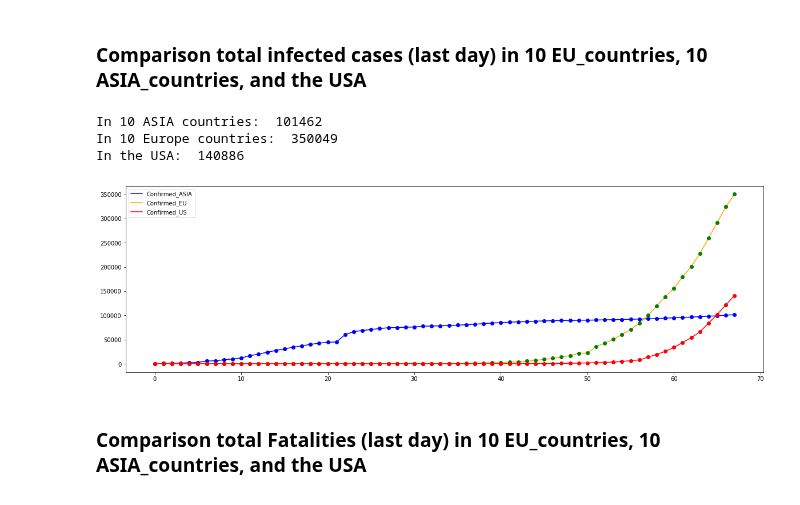
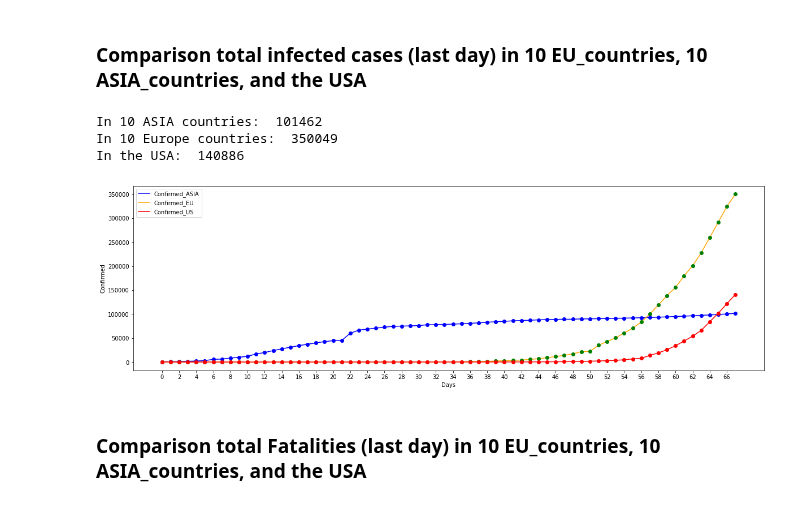
Before and after one commit to lphan/ML-Practices, a Jupyter notebook: 18_Covid-19/18_Covid-19_eu_asia.ipynb, the cells around one changed output. Saved outputs shown, nothing was run; the diff lists cells and outputs as text; code cells hidden in the pictures.

```diff
--- a/18_Covid-19/18_Covid-19_eu_asia.ipynb
+++ b/18_Covid-19/18_Covid-19_eu_asia.ipynb
@@ -38,22 +38,25 @@ print(asia_10countries)
 ### Comparison total infected cases (last day) in 10 EU_countries, 10 ASIA_countries, and the USA
 # %%
 # Todo: bar_chart
+plt.xticks(np.arange(0, max(x_dat)+1, 2))
 plt.plot(x_dat, asia_total, color='blue', label='Confirmed_ASIA')
 plt.plot(x_dat, asia_total, 'ob')
 plt.plot(x_dat, eu_total, color='orange', label='Confirmed_EU')
 plt.plot(x_dat, eu_total, 'og')
 plt.plot(x_dat, y_dat_us, color='red', label='Confirmed_US')
 plt.plot(x_dat, y_dat_us, 'or')
+plt.xlabel('Days')
+plt.ylabel('Confirmed')
 plt.legend()
 
 print("In 10 ASIA countries: ", asia_total[-1])
 print("In 10 Europe countries: ", eu_total[-1])
 print("In the USA: ", y_dat_us[-1])
 # %% [output]
 In 10 ASIA countries:  101462
 In 10 Europe countries:  350049
 In the USA:  140886
-[figure, old version]
+[figure, new version]
 # %% [markdown]
 ### Comparison total Fatalities (last day) in 10 EU_countries, 10 ASIA_countries, and the USA
 # %%
```
Also changed, not shown: parts of 2 cells of this notebook, 2 other files.
